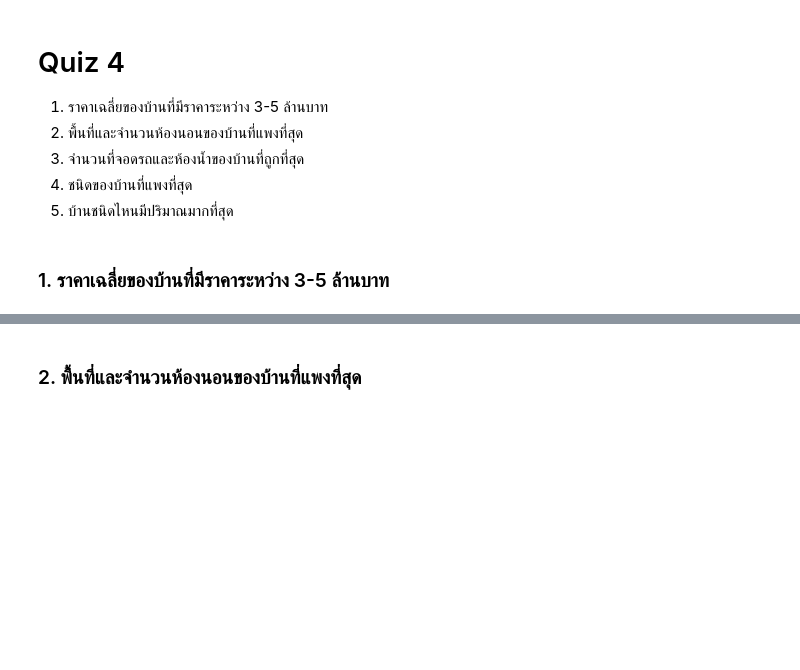
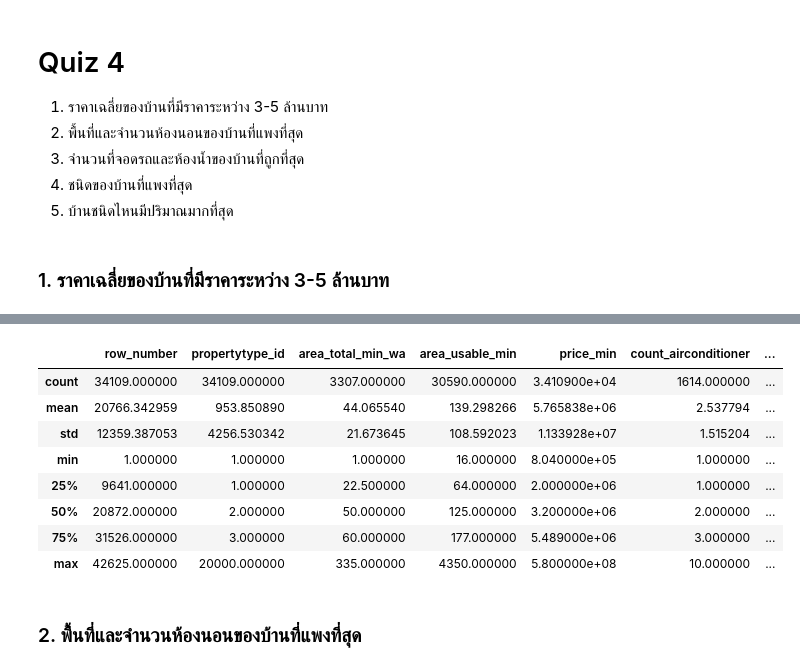
Before and after one commit to supatsara2002/BasicProg_DataViz65, a Jupyter notebook: Pandas_Dataframe_.ipynb, the cells around one changed output, grey strips where cells are left out. Cells and saved outputs as stored; diff of their text form; code cells hidden in the pictures; blank space fills up the shorter version.

```diff
--- a/Pandas_Dataframe_.ipynb
+++ b/Pandas_Dataframe_.ipynb
@@ -218,3 +215,15 @@ IndentationError: ignored
+# %%
+data1[data1['price_min']>=3000000&5000000].describe()
+# %% [output]
+|  | row_number | propertytype_id | area_total_min_wa | area_usable_min | price_min | count_airconditioner | ... |
+| count | 34109.000000 | 34109.000000 | 3307.000000 | 30590.000000 | 3.410900e+04 | 1614.000000 | ... |
+| mean | 20766.342959 | 953.850890 | 44.065540 | 139.298266 | 5.765838e+06 | 2.537794 | ... |
+| std | 12359.387053 | 4256.530342 | 21.673645 | 108.592023 | 1.133928e+07 | 1.515204 | ... |
+| min | 1.000000 | 1.000000 | 1.000000 | 16.000000 | 8.040000e+05 | 1.000000 | ... |
+| 25% | 9641.000000 | 1.000000 | 22.500000 | 64.000000 | 2.000000e+06 | 1.000000 | ... |
+| 50% | 20872.000000 | 2.000000 | 50.000000 | 125.000000 | 3.200000e+06 | 2.000000 | ... |
+| 75% | 31526.000000 | 3.000000 | 60.000000 | 177.000000 | 5.489000e+06 | 3.000000 | ... |
+| max | 42625.000000 | 20000.000000 | 335.000000 | 4350.000000 | 5.800000e+08 | 10.000000 | ... |
 # %% [markdown]
 ### 2. พื้นที่และจำนวนห้องนอนของบ้านที่แพงที่สุด
 # %%
```
Also changed, not shown: parts of 4 cells of this notebook.
